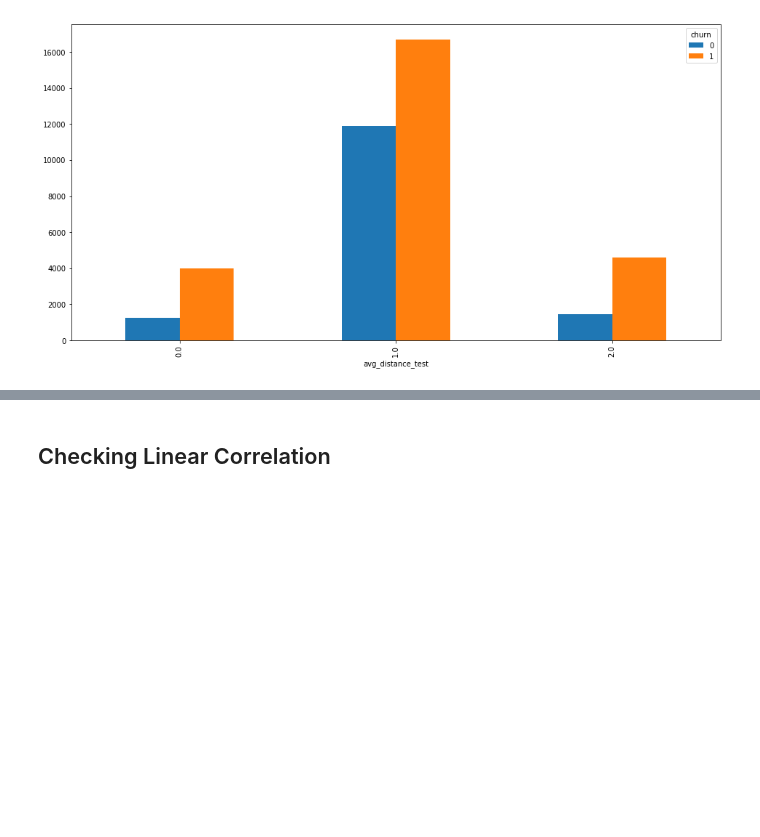
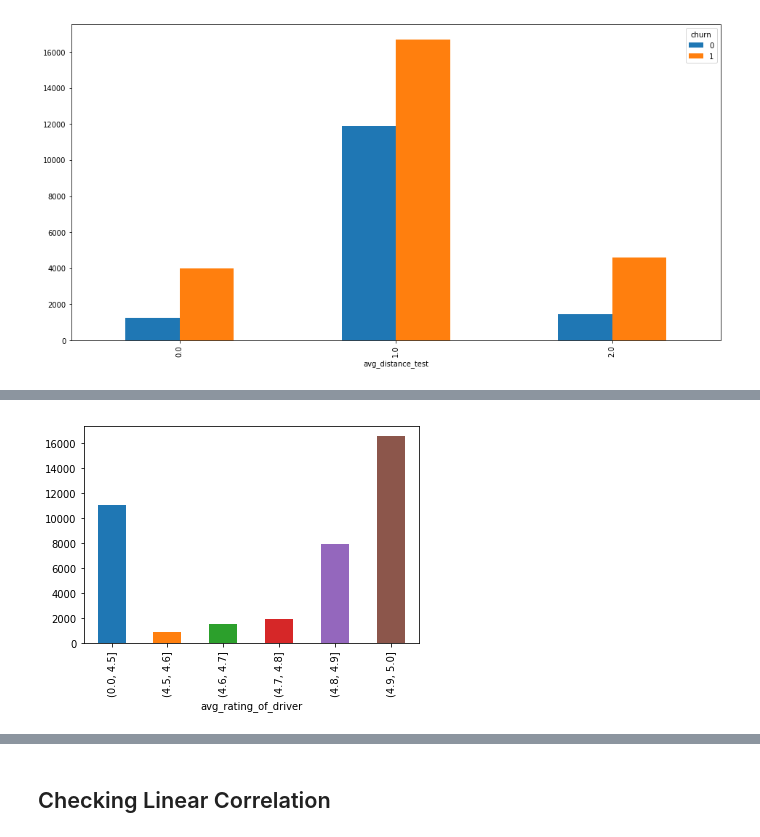
Before and after one commit to kuroodi/Churn_Analysis_Case_Study, a Jupyter notebook: eda/eda.ipynb, the cells around one changed output, grey strips where cells are left out. Saved outputs shown, nothing was run; the diff lists cells and outputs as text; code cells hidden in the pictures; blank space fills up the shorter version.

```diff
--- a/eda/eda.ipynb
+++ b/eda/eda.ipynb
@@ -227,0 +235,6 @@ churn_final = churn_final.drop(['avg_distance_test'], axis = 1)
+# %%
+bins = [0,4.5, 4.6, 4.7, 4.8, 4.9, 5]
+test = churn_final.groupby(pd.cut(churn_final['avg_rating_of_driver'], bins=bins)).avg_rating_of_driver.count()
+test.plot(kind='bar');
+# %% [output]
+[figure, added]
```
Also changed, not shown: parts of 9 cells of this notebook.
